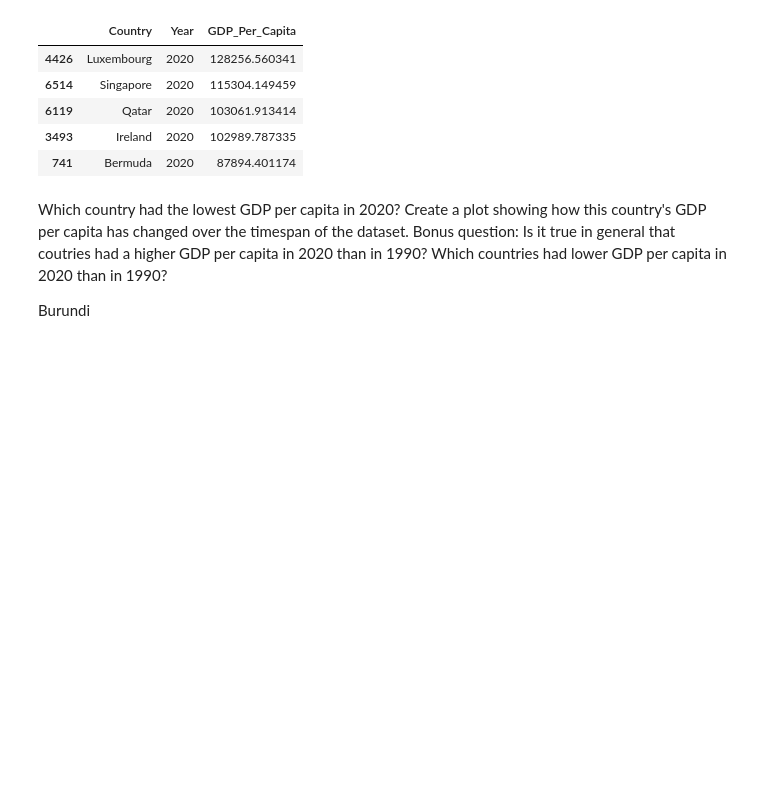
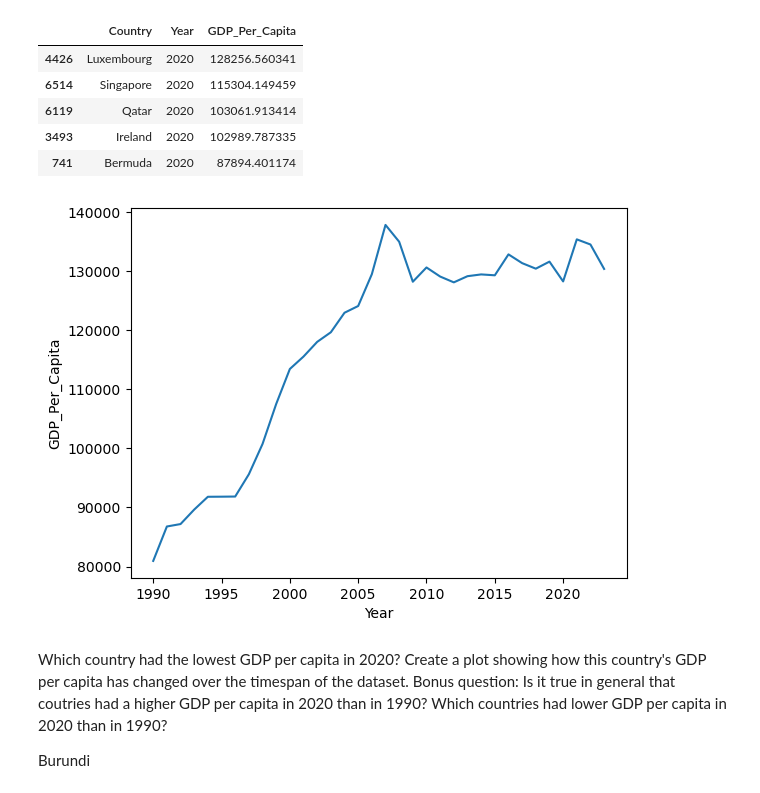
Before and after one commit to NewForce-Cohort-11-Data/gdp-and-internet-usage-Ripplegrin, a Jupyter notebook: UN_Data_Project.ipynb, the cells around one changed output. Saved outputs shown, nothing was run; the diff lists cells and outputs as text; code cells hidden in the pictures; blank space fills up the shorter version.

```diff
--- a/UN_Data_Project.ipynb
+++ b/UN_Data_Project.ipynb
@@ -180,6 +185,15 @@ true_df.head(5)
 | 6119 | Qatar | 2020 | 103061.913414 |
 | 3493 | Ireland | 2020 | 102989.787335 |
 | 741 | Bermuda | 2020 | 87894.401174 |
+# %%
+Luxem=  ['Luxembourg']
+
+luxem_df= gdp_df.loc[gdp_df.Country.isin(Luxem)]
+
+sns.lineplot(data=luxem_df, x="Year", y="GDP_Per_Capita")
+plt.show()
+# %% [output]
+[figure, added]
 # %% [markdown]
 Which country had the lowest GDP per capita in 2020? Create a plot showing how this country's GDP per capita has changed over the timespan of the dataset. Bonus question: Is it true in general that coutries had a higher GDP per capita in 2020 than in 1990? Which countries had lower GDP per capita in 2020 than in 1990?
 
```
Also changed, not shown: parts of 5 cells of this notebook.
